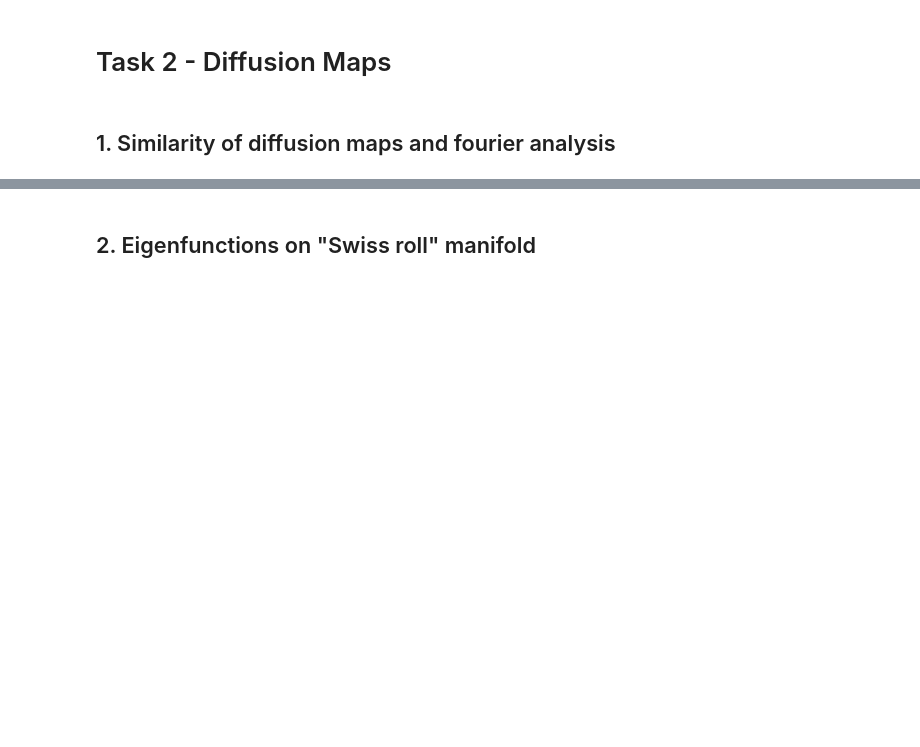
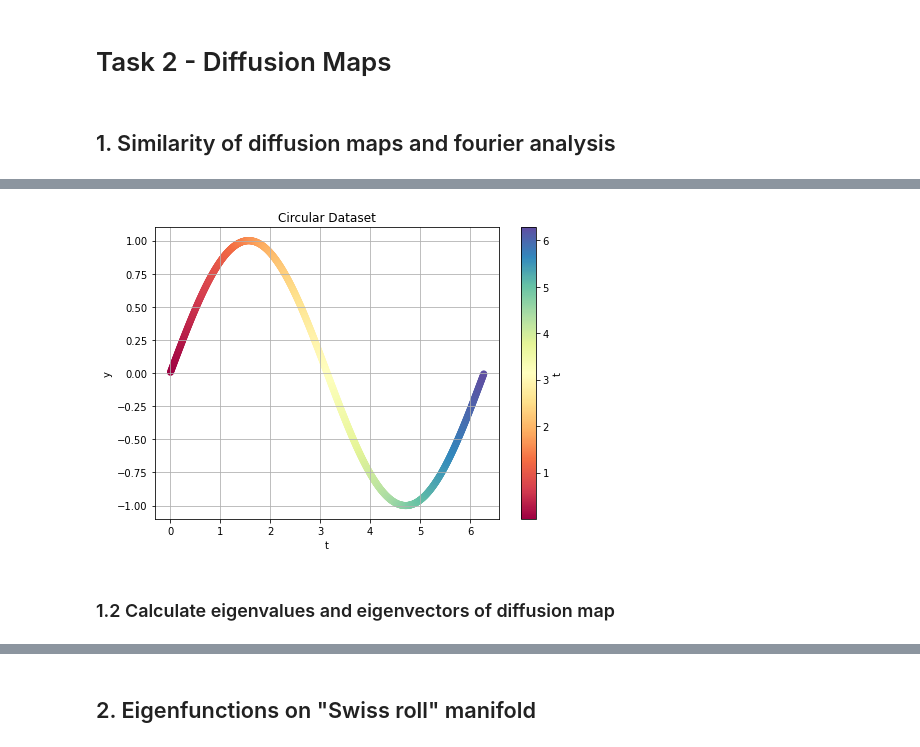
Before and after one commit to sonmikrafft-uni-MLCMS/ex4, a Jupyter notebook: task_2.ipynb, the cells around one changed output, grey strips where cells are left out. Drawn from its saved outputs; the diff is of its cells as text; code cells hidden in the pictures; blank space fills up the shorter version.

```diff
--- a/task_2.ipynb
+++ b/task_2.ipynb
@@ -21 +39,16 @@ plot_2d_dataset(
+# %%
+plot_2d_dataset(
+    t_unit_cycle,
+    X_unit_cycle[:, 1],
+    x_label="t",
+    y_label="y",
+    title="Circular Dataset",
+    c=t_unit_cycle,
+    colorbar=True,
+    colorbar_label="t",
+)
+# %% [output]
+[figure, added]
+# %% [markdown]
+### 1.2 Calculate eigenvalues and eigenvectors of diffusion map
 # %%
```
Also changed, not shown: parts of 18 cells of this notebook.
